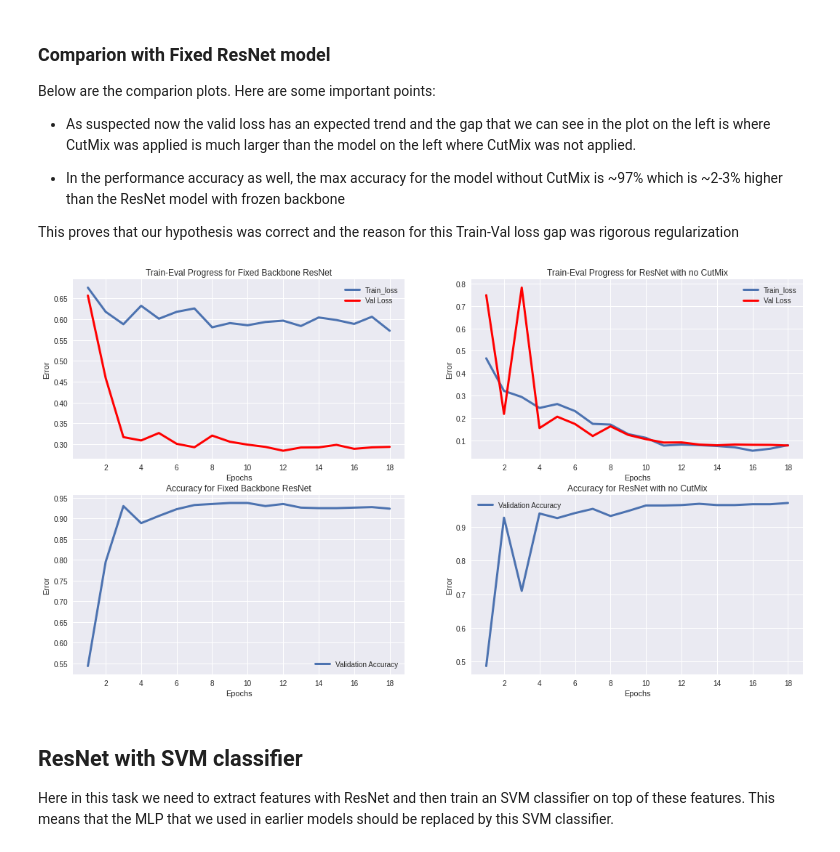
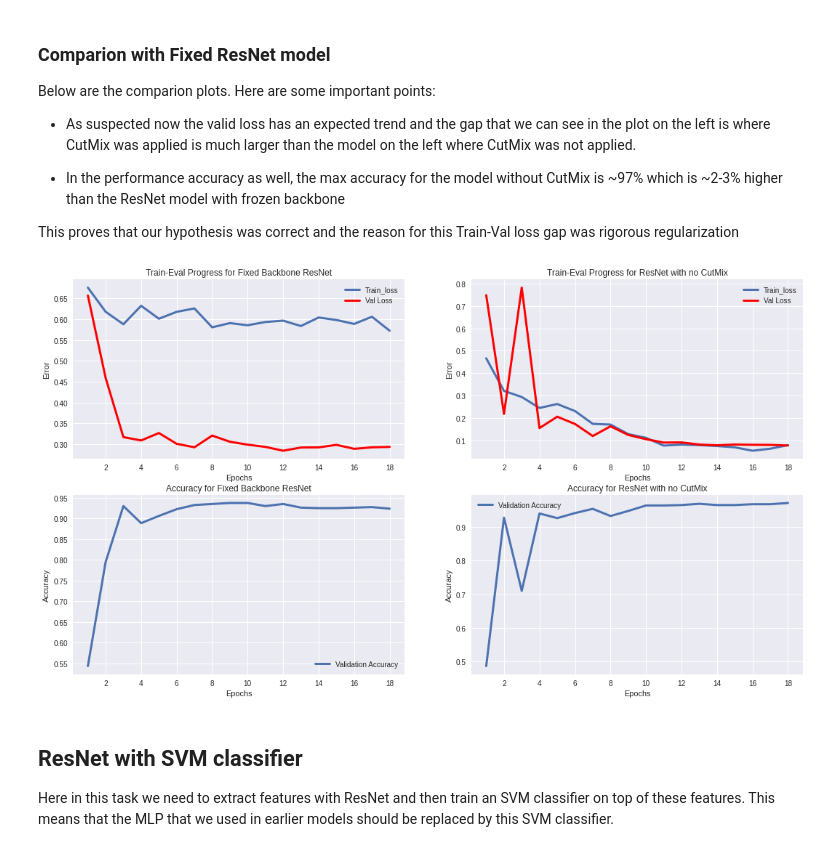
Before and after one commit to vardeep-sandhu/CudaLab, a Jupyter notebook: Sheet04/Sheet04.ipynb, the cells around one changed output. Saved outputs shown, nothing was run; the diff lists cells and outputs as text; code cells hidden in the pictures.

```diff
--- a/Sheet04/Sheet04.ipynb
+++ b/Sheet04/Sheet04.ipynb
@@ -659,36 +659,36 @@ ax[0][0].set_xticks(np.arange(2, 19, step=2))
 ax[0][0].set_title("Train-Eval Progress for Fixed Backbone ResNet")
 
 ax[0][1].plot(stats_resnet_no_cutmix_epoch18['epoch'], stats_resnet_no_cutmix_epoch18['train_loss'], label="Train_loss", linewidth=3)
 ax[0][1].plot(stats_resnet_no_cutmix_epoch18['epoch'], stats_resnet_no_cutmix_epoch18['val_loss'], label="Val Loss", c='red', linewidth=3)
 ax[0][1].legend(loc='best')
 ax[0][1].set_xlabel("Epochs")
 ax[0][1].set_ylabel("Error")
 ax[0][1].set_xticks(np.arange(2, 19, step=2))
 
 ax[0][1].set_title("Train-Eval Progress for ResNet with no CutMix")
 
 
 # accuracy
 ax[1][0].plot(stats_resnet_fixed_epoch18['epoch'], stats_resnet_fixed_epoch18['valid_acc'], label="Validation Accuracy", linewidth=3)
 ax[1][0].legend(loc='best')
 ax[1][0].set_xlabel("Epochs")
-ax[1][0].set_ylabel("Error")
+ax[1][0].set_ylabel("Accuracy")
 ax[1][0].set_xticks(np.arange(2, 19, step=2))
 
 ax[1][0].set_title("Accuracy for Fixed Backbone ResNet")
 
 
 ax[1][1].plot(stats_resnet_no_cutmix_epoch18['epoch'], stats_resnet_no_cutmix_epoch18['valid_acc'], label="Validation Accuracy", linewidth=3)
 ax[1][1].legend(loc='best')
 ax[1][1].set_xlabel("Epochs")
-ax[1][1].set_ylabel("Error")
+ax[1][1].set_ylabel("Accuracy")
 ax[1][1].set_xticks(np.arange(2, 19, step=2))
 
 ax[1][1].set_title("Accuracy for ResNet with no CutMix")
 
 plt.show()
 # %% [output]
-[figure, old version]
+[figure, new version]
 # %% [markdown]
 ## ResNet with SVM classifier
 
```
Also changed, not shown: parts of 3 cells of this notebook, 1 other file.
